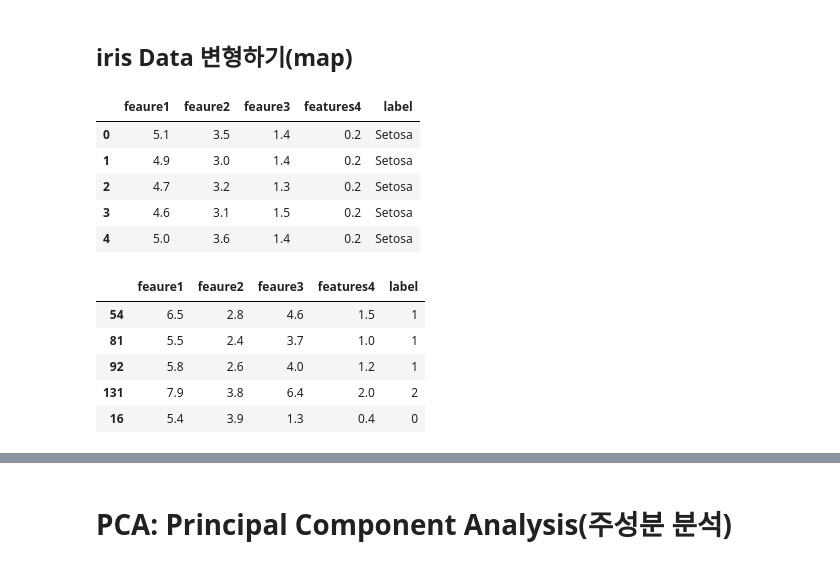
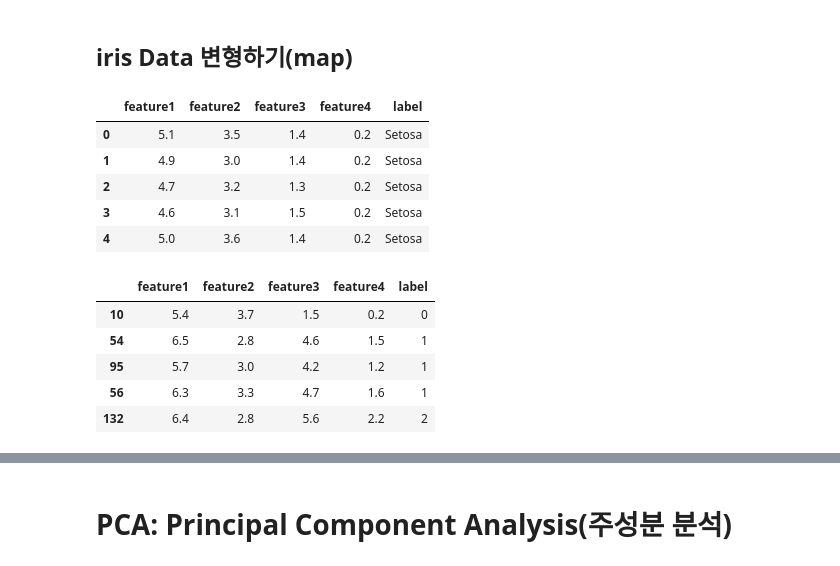
Before and after one commit to hccho2/hccho2FirstGitProject, a Jupyter notebook: pandas_basic_iris.ipynb, the cells around one changed output, grey strips where cells are left out. Saved outputs shown, nothing was run; the diff lists cells and outputs as text; code cells hidden in the pictures.

```diff
--- a/pandas_basic_iris.ipynb
+++ b/pandas_basic_iris.ipynb
@@ -87,10 +51,10 @@ Name: label, dtype: int64
 ## iris Data 변형하기(map)
 # %%
 url = "https://github.com/hccho2/hccho2FirstGitProject/raw/master/iris2.csv"  # sklearn에서 다운받은 파일
-data = pd.read_csv(url,header=None,skiprows=1,names=['feaure1','feaure2','feaure3','features4','label'])
+data = pd.read_csv(url,header=None,skiprows=1,names=['feature1','feature2','feature3','feature4','label'])
 data.head()
 # %% [output]
-|  | feaure1 | feaure2 | feaure3 | features4 | label |
+|  | feature1 | feature2 | feature3 | feature4 | label |
 | 0 | 5.1 | 3.5 | 1.4 | 0.2 | Setosa |
 | 1 | 4.9 | 3.0 | 1.4 | 0.2 | Setosa |
 | 2 | 4.7 | 3.2 | 1.3 | 0.2 | Setosa |
@@ -101,9 +65,9 @@ data['label'] = data['label'].map({'Setosa': 0,'Versicolor': 1, 'Virginica': 2})
 # %%
 data.sample(5)
 # %% [output]
-|  | feaure1 | feaure2 | feaure3 | features4 | label |
+|  | feature1 | feature2 | feature3 | feature4 | label |
+| 10 | 5.4 | 3.7 | 1.5 | 0.2 | 0 |
 | 54 | 6.5 | 2.8 | 4.6 | 1.5 | 1 |
-| 81 | 5.5 | 2.4 | 3.7 | 1.0 | 1 |
-| 92 | 5.8 | 2.6 | 4.0 | 1.2 | 1 |
-| 131 | 7.9 | 3.8 | 6.4 | 2.0 | 2 |
-| 16 | 5.4 | 3.9 | 1.3 | 0.4 | 0 |
+| 95 | 5.7 | 3.0 | 4.2 | 1.2 | 1 |
+| 56 | 6.3 | 3.3 | 4.7 | 1.6 | 1 |
+| 132 | 6.4 | 2.8 | 5.6 | 2.2 | 2 |
```
Also changed, not shown: parts of 57 cells of this notebook.
